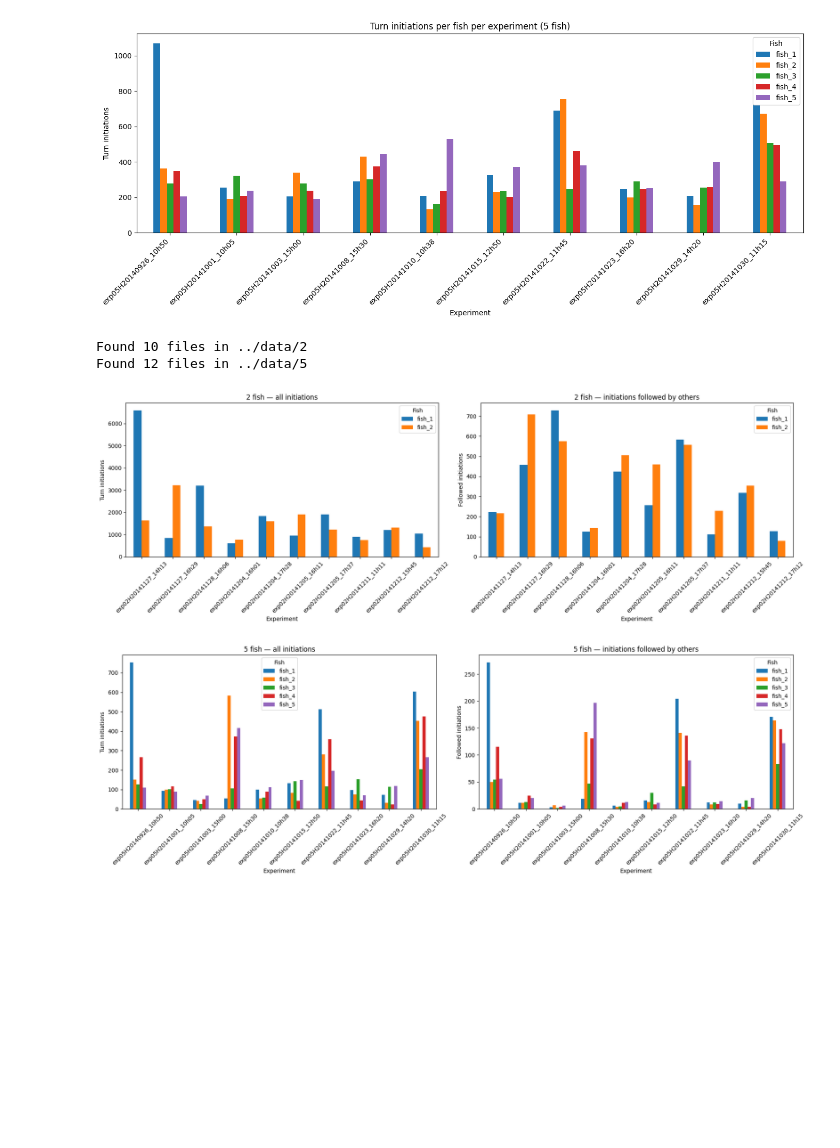
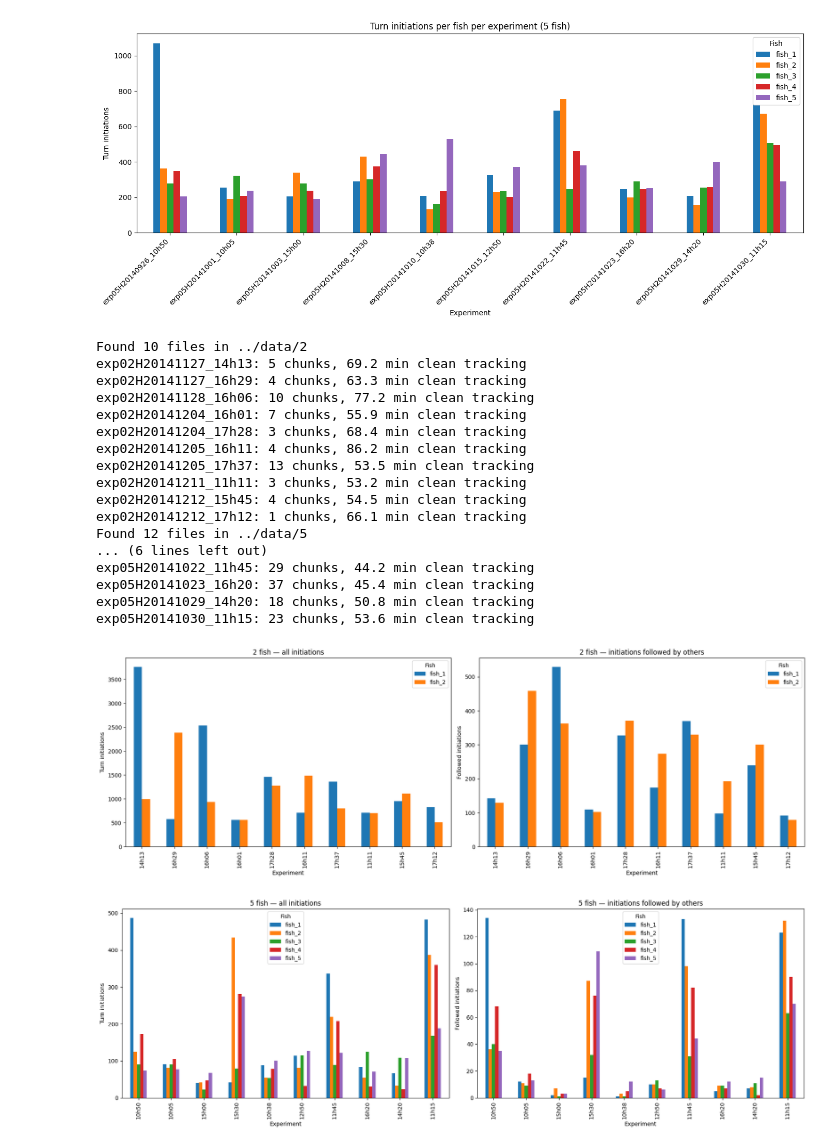
Before and after one commit to eloisecowley4/mdm2_project2, a Jupyter notebook: behavior_analisis/leaderfollower.ipynb, the cells around one changed output. Saved outputs shown, nothing was run; the diff lists cells and outputs as text; code cells hidden in the pictures; blank space fills up the shorter version.

```diff
--- a/behavior_analisis/leaderfollower.ipynb
+++ b/behavior_analisis/leaderfollower.ipynb
@@ -123,12 +123,10 @@ import pandas as pd
 import matplotlib.pyplot as plt
 
 
-def find_turning_points(x: np.typing.NDArray, y: np.typing.NDArray,
-                        threshold_deg=90, min_frames=5) -> list[tuple[int, int]]:
+def find_turning_points(x: np.typing.NDArray, y: np.typing.NDArray, threshold_deg=90, min_frames=10) -> list[tuple[int, int]]:
     dx = np.diff(x)
     dy = np.diff(y)
     theta = np.arctan2(dy, dx)
-
 
     raw_diff = theta[1:] - theta[:-1]
     diff = (raw_diff + np.pi) % (2 * np.pi) - np.pi
@@ -145,7 +143,7 @@ def find_turning_points(x: np.typing.NDArray, y: np.typing.NDArray,
             i += 1
     return turn_arounds
 
-def get_continuous_chunks(df, n_fish):
+def get_continuous_chunks(df, n_fish, min_chunk_frames=50*30):
     columns = [f'X{i}' for i in range(1, n_fish+1)] + \
               [f'Y{i}' for i in range(1, n_fish+1)] + \
               [f'H{i}' for i in range(1, n_fish+1)]
@@ -154,19 +152,19 @@ def get_continuous_chunks(df, n_fish):
     chunk_id = (valid != valid.shift()).cumsum()
     chunks = []
     for cid, chunk in df.groupby(chunk_id):
-        if chunk.notna().all(axis=None):
+        if chunk.notna().all(axis=None) and len(chunk) >= min_chunk_frames:
             chunk = chunk.reset_index(drop=True)
             chunk['timestep'] = range(len(chunk))
             chunks.append(chunk)
     return chunks
 
-def data_access(folder, n_fish, initiation_window):
+def data_access(folder, n_fish, initiation_window, follow_distance_mm=100):
     files = sorted(glob.glob(f'{folder}/*.csv'))
     print(f'Found {len(files)} files in {folder}')
 
     exp_chunks = {}
     exp_initiations = {}
-    exp_followed = {}  # tracks how often each initiation was followed
+    exp_followed = {}
 
     for f in files:
         if not os.path.basename(f).startswith('exp'):
@@ -175,7 +173,7 @@ def data_access(folder, n_fish, initiation_window):
         exp_id = os.path.basename(f).replace('.csv', '')
         exp_chunks[exp_id] = []
         initiation_counts = {f'fish_{i}': 0 for i in range(1, n_fish+1)}
-        followed_counts = {f'fish_{i}': 0 for i in range(1, n_fish+1)}  # initiations that were followed
+        followed_counts = {f'fish_{i}': 0 for i in range(1, n_fish+1)}
 
         for chunk in get_continuous_chunks(df, n_fish):
             chunk['exp_id'] = exp_id
@@ -190,7 +188,6 @@ def data_access(folder, n_fish, initiation_window):
 
             for i in range(1, n_fish + 1):
                 for t in fish_turns[i]:
-                    # check no one turned just before (initiation condition)
                     others_turned_before = any(
                         any(t - initiation_window <= t2 < t for t2 in fish_turns[j])
                         for j in range(1, n_fish + 1) if j != i
@@ -198,11 +195,27 @@ def data_access(folder, n_fish, initiation_window):
                     if not others_turned_before:
                         initiation_counts[f'fish_{i}'] += 1
 
-                        # check if anyone followed after
-                        followers = [
-                            j for j in range(1, n_fish + 1)
-                            if j != i and any(t < t2 <= t + initiation_window for t2 in fish_turns[j])
-                        ]
+                        # position of initiator at time t
+                        ix = chunk[f'X{i}'].iloc[t]
+                        iy = chunk[f'Y{i}'].iloc[t]
+
+                        followers = []
+                        for j in range(1, n_fish + 1):
+                            if j == i:
+                                continue
+
+                            # distance between i and j at time t
+                            jx = chunk[f'X{j}'].iloc[t]
+                            jy = chunk[f'Y{j}'].iloc[t]
+                            dist = np.sqrt((ix - jx)**2 + (iy - jy)**2)
+
+                            if dist > follow_distance_mm:
+                                continue  # too far away, skip
+
+                            # turned within window
+                            if any(t < t2 <= t + initiation_window for t2 in fish_turns[j]):
+                                followers.append(j)
+
                         if followers:
                             followed_counts[f'fish_{i}'] += 1
 
@@ -214,37 +227,59 @@ def data_access(folder, n_fish, initiation_window):
 
     followed_df = pd.DataFrame(exp_followed).T
     followed_df.index.name = 'exp_id'
 
+    for exp_id, chunks in exp_chunks.items():
+        lengths = [len(c) for c in chunks]
+        total = sum(lengths)
+        print(f'{exp_id}: {len(chunks)} chunks, {total/50/60:.1f} min clean tracking')
+
     return exp_chunks, summary_df, followed_df
 
 def plot_initiations(summary_df, followed_df, title):
-    fig , axes = plt.subplots(1, 2, figsize=(18, 6))
+    fig, axes = plt.subplots(1, 2, figsize=(18, 6))
+
+    tick_labels = summary_df.index.str.split('_').str[-1]
 
     summary_df.plot(kind='bar', ax=axes[0])
     axes[0].set_title(f'{title} — all initiations')
     axes[0].set_xlabel('Experiment')
     axes[0].set_ylabel('Turn initiations')
-    axes[0].tick_params(axis='x', rotation=45)
+    axes[0].set_xticklabels(tick_labels)
     axes[0].legend(title='Fish')
 
     followed_df.plot(kind='bar', ax=axes[1])
     axes[1].set_title(f'{title} — initiations followed by others')
     axes[1].set_xlabel('Experiment')
     axes[1].set_ylabel('Followed initiations')
-    axes[1].tick_params(axis='x', rotation=45)
+    axes[1].set_xticklabels(tick_labels)
     axes[1].legend(title='Fish')
 
     plt.tight_layout()
     plt.show()
 
 # Run for both 2 and 5 fish
-_, summary_2, followed_2 = data_access(folder='../data/2', n_fish=2, initiation_window=25)
-_, summary_5, followed_5 = data_access(folder='../data/5', n_fish=5, initiation_window=25)
+_, summary_2, followed_2 = data_access(folder='../data/2', n_fish=2, initiation_window=25, follow_distance_mm=100)
+_, summary_5, followed_5 = data_access(folder='../data/5', n_fish=5, initiation_window=25, follow_distance_mm=100)
 
 plot_initiations(summary_2, followed_2, title='2 fish')
 plot_initiations(summary_5, followed_5, title='5 fish')
 # %% [output]
 Found 10 files in ../data/2
+exp02H20141127_14h13: 5 chunks, 69.2 min clean tracking
+exp02H20141127_16h29: 4 chunks, 63.3 min clean tracking
+exp02H20141128_16h06: 10 chunks, 77.2 min clean tracking
+exp02H20141204_16h01: 7 chunks, 55.9 min clean tracking
+exp02H20141204_17h28: 3 chunks, 68.4 min clean tracking
+exp02H20141205_16h11: 4 chunks, 86.2 min clean tracking
+exp02H20141205_17h37: 13 chunks, 53.5 min clean tracking
+exp02H20141211_11h11: 3 chunks, 53.2 min clean tracking
+exp02H20141212_15h45: 4 chunks, 54.5 min clean tracking
+exp02H20141212_17h12: 1 chunks, 66.1 min clean tracking
 Found 12 files in ../data/5
+... (6 lines left out)
+exp05H20141022_11h45: 29 chunks, 44.2 min clean tracking
+exp05H20141023_16h20: 37 chunks, 45.4 min clean tracking
+exp05H20141029_14h20: 18 chunks, 50.8 min clean tracking
+exp05H20141030_11h15: 23 chunks, 53.6 min clean tracking
-[figure, old version]
+[figure, new version]
-[figure, old version]
+[figure, new version]
```
Also changed, not shown: parts of 1 cell of this notebook.
